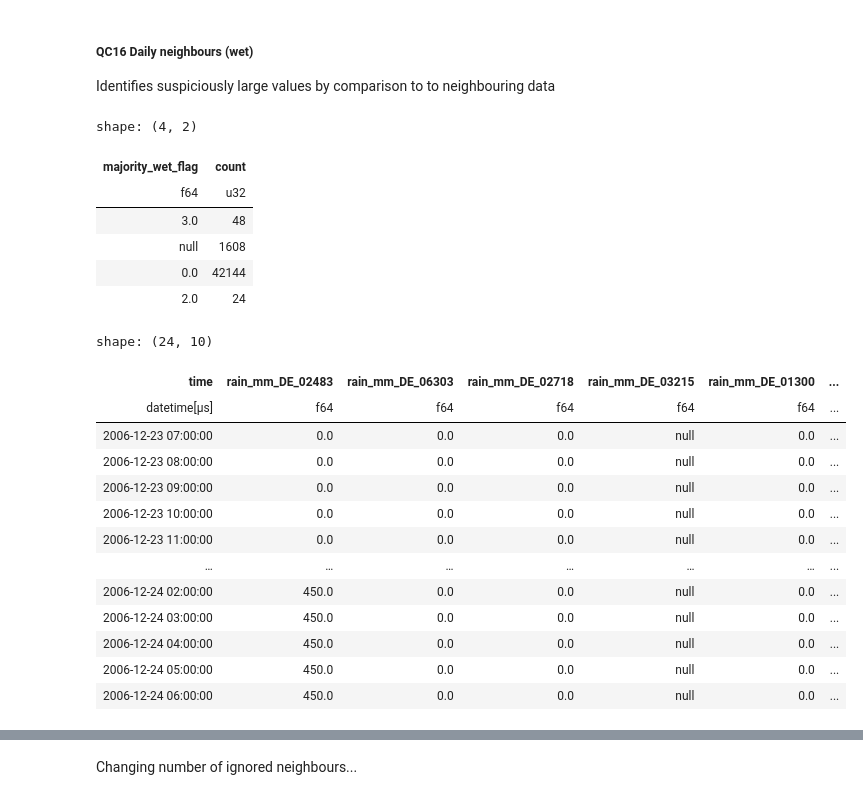
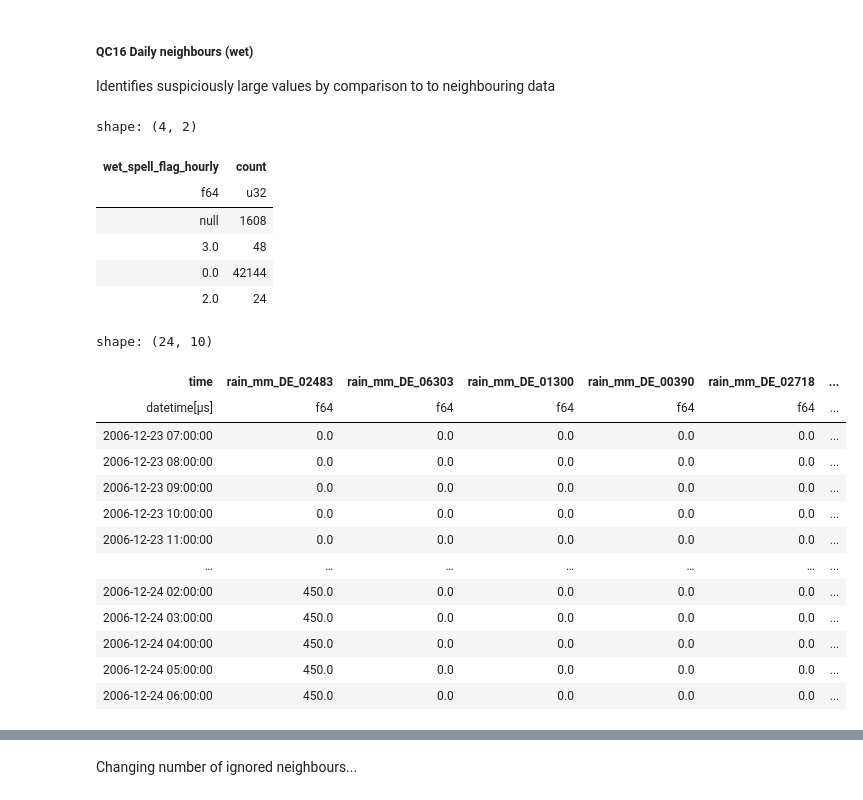
Before and after one commit to Thomasjkeel/RainfallQC-notebooks, a Jupyter notebook: notebooks/demo/rainfallQC_demo.ipynb, the cells around one changed output, grey strips where cells are left out. Saved outputs shown, nothing was run; the diff lists cells and outputs as text; code cells hidden in the pictures.

Commit message:
update with wet spell flag

```diff
--- a/notebooks/demo/rainfallQC_demo.ipynb
+++ b/notebooks/demo/rainfallQC_demo.ipynb
@@ -527,31 +527,31 @@ wet_daily_check = neighbourhood_checks.check_wet_neighbours(
     min_n_neighbours=5,
     n_neighbours_ignored=0,
 )
-wet_daily_check['majority_wet_flag'].value_counts()
+wet_daily_check['wet_spell_flag_hourly'].value_counts()
 # %% [output]
 shape: (4, 2)
-| majority_wet_flag | count |
+| wet_spell_flag_hourly | count |
 | f64 | u32 |
+| null | 1608 |
 | 3.0 | 48 |
-| null | 1608 |
 | 0.0 | 42144 |
 | 2.0 | 24 |
 # %%
 wet_daily_check = gdsr_network_data.join(wet_daily_check, on='time')
 # %%
-wet_daily_check.filter(pl.col("majority_wet_flag") == 2.0)
+wet_daily_check.filter(pl.col("wet_spell_flag_hourly") == 2.0)
 # %% [output]
 shape: (24, 10)
-| time | rain_mm_DE_02483 | rain_mm_DE_06303 | rain_mm_DE_02718 | rain_mm_DE_03215 | rain_mm_DE_01300 | ... |
+| time | rain_mm_DE_02483 | rain_mm_DE_06303 | rain_mm_DE_01300 | rain_mm_DE_00390 | rain_mm_DE_02718 | ... |
 | datetime[μs] | f64 | f64 | f64 | f64 | f64 | ... |
-| 2006-12-23 07:00:00 | 0.0 | 0.0 | 0.0 | null | 0.0 | ... |
-| 2006-12-23 08:00:00 | 0.0 | 0.0 | 0.0 | null | 0.0 | ... |
-| 2006-12-23 09:00:00 | 0.0 | 0.0 | 0.0 | null | 0.0 | ... |
-| 2006-12-23 10:00:00 | 0.0 | 0.0 | 0.0 | null | 0.0 | ... |
-| 2006-12-23 11:00:00 | 0.0 | 0.0 | 0.0 | null | 0.0 | ... |
+| 2006-12-23 07:00:00 | 0.0 | 0.0 | 0.0 | 0.0 | 0.0 | ... |
+| 2006-12-23 08:00:00 | 0.0 | 0.0 | 0.0 | 0.0 | 0.0 | ... |
+| 2006-12-23 09:00:00 | 0.0 | 0.0 | 0.0 | 0.0 | 0.0 | ... |
+| 2006-12-23 10:00:00 | 0.0 | 0.0 | 0.0 | 0.0 | 0.0 | ... |
+| 2006-12-23 11:00:00 | 0.0 | 0.0 | 0.0 | 0.0 | 0.0 | ... |
 | … | … | … | … | … | … | ... |
-| 2006-12-24 02:00:00 | 450.0 | 0.0 | 0.0 | null | 0.0 | ... |
-| 2006-12-24 03:00:00 | 450.0 | 0.0 | 0.0 | null | 0.0 | ... |
-| 2006-12-24 04:00:00 | 450.0 | 0.0 | 0.0 | null | 0.0 | ... |
-| 2006-12-24 05:00:00 | 450.0 | 0.0 | 0.0 | null | 0.0 | ... |
-| 2006-12-24 06:00:00 | 450.0 | 0.0 | 0.0 | null | 0.0 | ... |
+| 2006-12-24 02:00:00 | 450.0 | 0.0 | 0.0 | 0.0 | 0.0 | ... |
+| 2006-12-24 03:00:00 | 450.0 | 0.0 | 0.0 | 0.0 | 0.0 | ... |
+| 2006-12-24 04:00:00 | 450.0 | 0.0 | 0.0 | 0.0 | 0.0 | ... |
+| 2006-12-24 05:00:00 | 450.0 | 0.0 | 0.0 | 0.0 | 0.0 | ... |
+| 2006-12-24 06:00:00 | 450.0 | 0.0 | 0.0 | 0.0 | 0.0 | ... |
```
Also changed, not shown: parts of 14 cells of this notebook.
